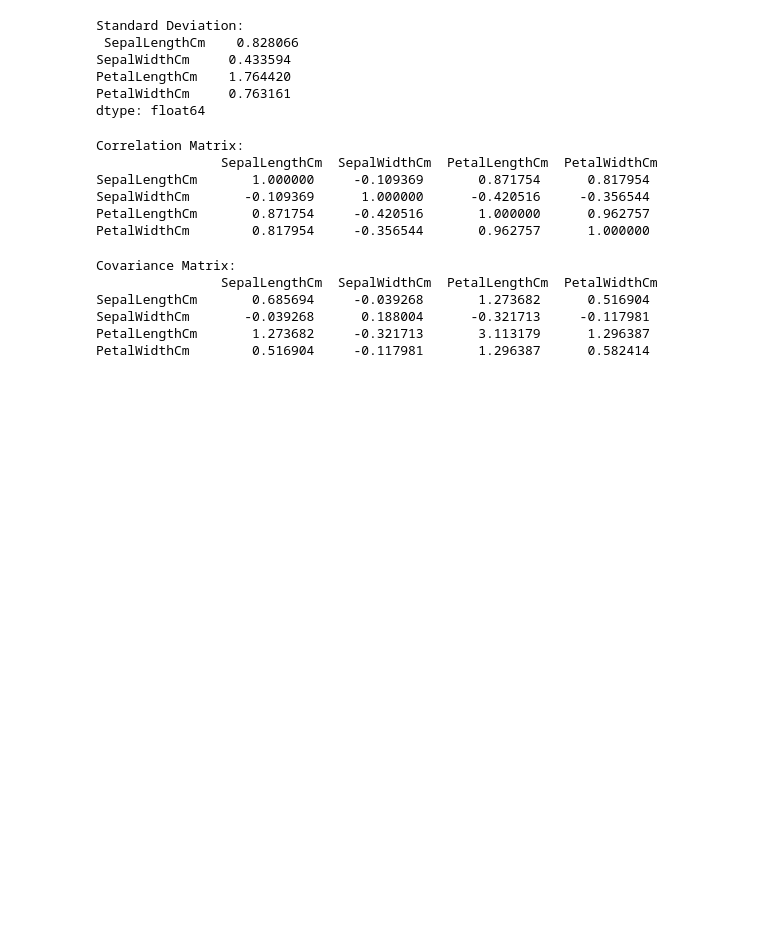
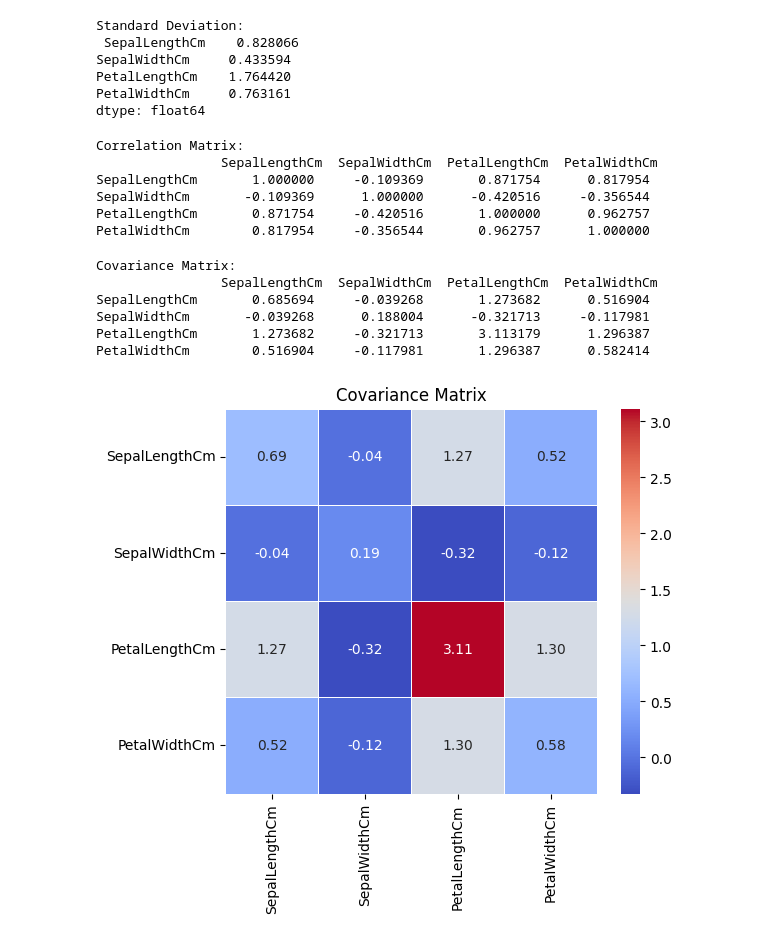
Before and after one commit to RaviGupta965/Deep-Learning-Lab, a Jupyter notebook: Practical-1.ipynb, the cells around one changed output. Drawn from its saved outputs; the diff is of its cells as text; code cells hidden in the pictures; blank space fills up the shorter version.

```diff
--- a/Practical-1.ipynb
+++ b/Practical-1.ipynb
@@ -132,3 +136,14 @@ SepalLengthCm       0.685694     -0.039268       1.273682      0.516904
 SepalWidthCm       -0.039268      0.188004      -0.321713     -0.117981
 PetalLengthCm       1.273682     -0.321713       3.113179      1.296387
 PetalWidthCm        0.516904     -0.117981       1.296387      0.582414
+# %%
+def plot_matrix(matrix, title):
+    plt.figure(figsize=(6, 5))
+    sns.heatmap(matrix, annot=True, cmap="coolwarm", fmt=".2f", linewidths=0.5)
+    plt.title(title)
+    plt.show()
+
+# Plot covariance and correlation matrices
+plot_matrix(covariance_matrix, "Covariance Matrix")
+# %% [output]
+[figure, added]
```
Also changed, not shown: parts of 4 cells of this notebook.
